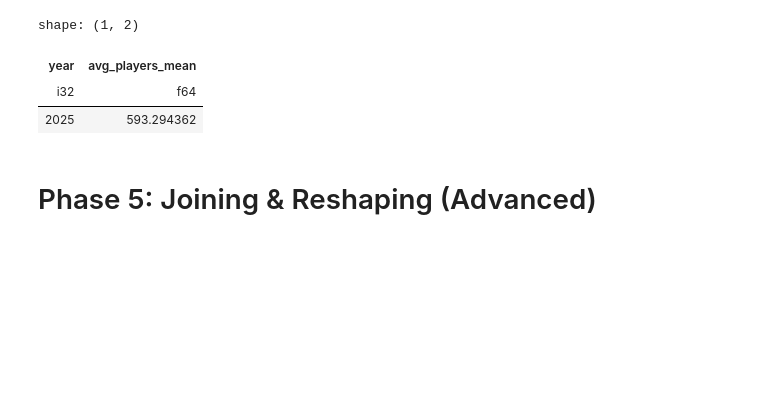
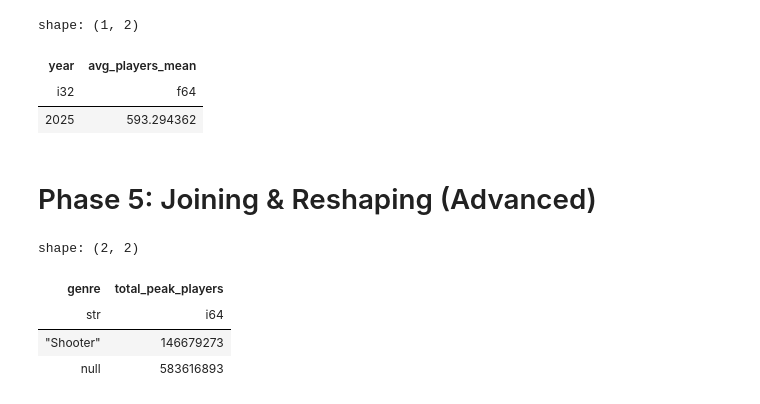
Before and after one commit to ZygimantasB/polars_library, a Jupyter notebook: kaggle/Steam Monthly Average Players.ipynb, the cells around one changed output. Drawn from its saved outputs; the diff is of its cells as text; code cells hidden in the pictures; blank space fills up the shorter version.

```diff
--- a/kaggle/Steam Monthly Average Players.ipynb
+++ b/kaggle/Steam Monthly Average Players.ipynb
@@ -587,3 +587,22 @@ game_info = pl.DataFrame({
     "genre": ["Shooter", "Shooter", "MOBA", "Shooter"],
     "release_year": [2000, 2012, 2013, 2007]
 })
+# %%
+joined_df = df.join(
+    game_info,
+    left_on='steam_appid',
+    right_on='game_id',
+    how='left',
+)
+# %%
+joined_df.group_by(
+    'genre'
+).agg(
+    pl.sum('peak_players').alias('total_peak_players'),
+)
+# %% [output]
+shape: (2, 2)
+| genre | total_peak_players |
+| str | i64 |
+| "Shooter" | 146679273 |
+| null | 583616893 |
```
Also changed, not shown: parts of 11 cells of this notebook.
